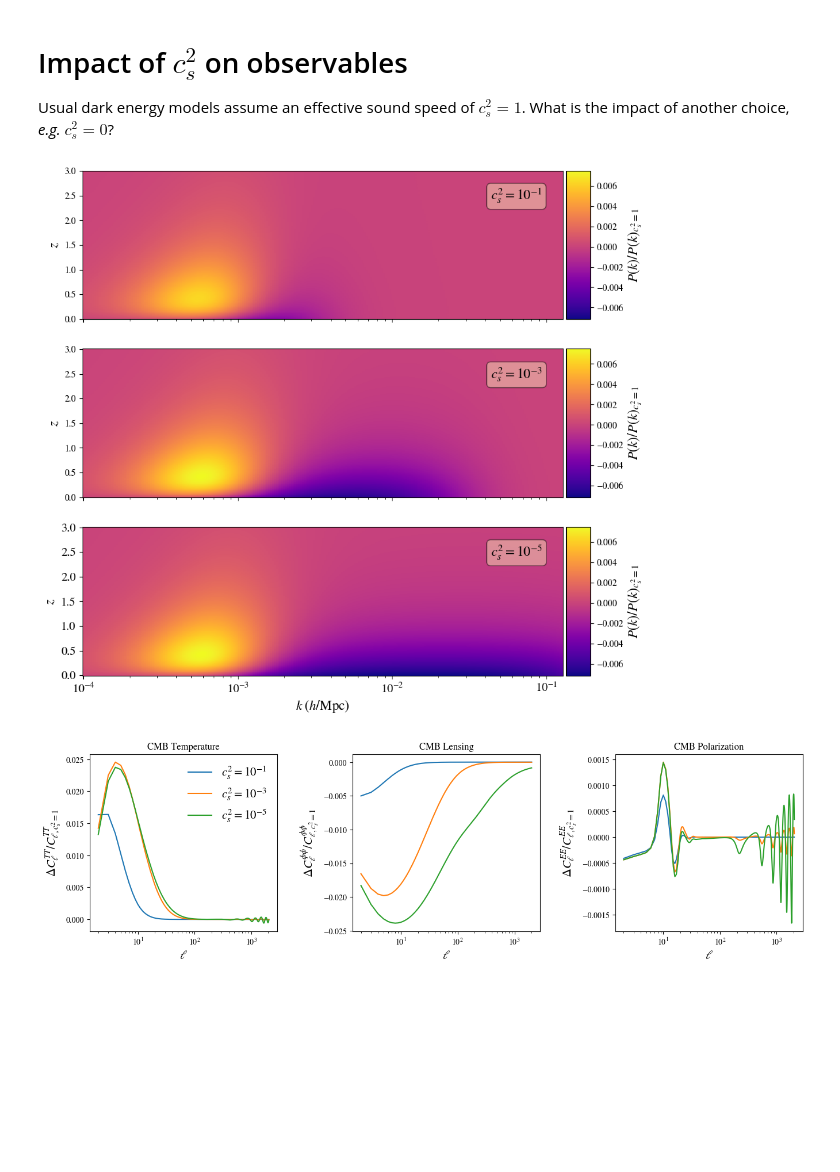
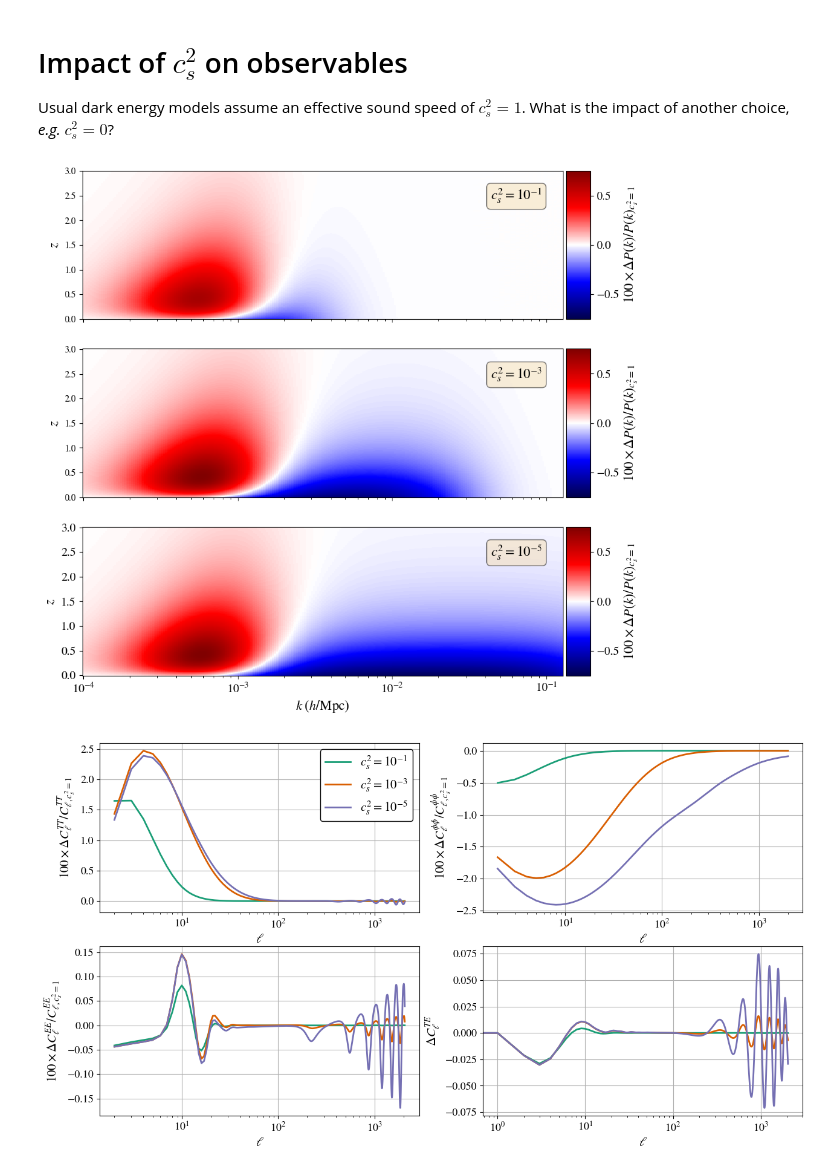
Before and after one commit to joaoreboucas1/cs2-project, a Jupyter notebook: analysis/cs2_impact_fluid.ipynb, the cells around one changed output. Drawn from its saved outputs; the diff is of its cells as text; code cells hidden in the pictures; blank space fills up the shorter version.

Commit message:
Adding new plots

```diff
--- a/analysis/cs2_impact_fluid.ipynb
+++ b/analysis/cs2_impact_fluid.ipynb
@@ -77,22 +79,25 @@ from matplotlib.colors import Normalize
 
 # Precomputing min and max relative errors for unifying the colormaps in each axis
 fig, axs = plt.subplots(len(cases)-1, 1, sharex=True, sharey=True, figsize=(10, 10))
-vmin = np.inf
-vmax = -np.inf
-for ax, case in zip(axs, cases[1:]):
-    relative_errors = data[case["name"]]["P_lin"]/data["quint"]["P_lin"] - 1
-    vmin = min(vmin, np.amin(relative_errors))
-    vmax = max(vmax, np.amax(relative_errors))
-norm = Normalize(vmin=vmin, vmax=vmax)
+scale = -np.inf
+for name, case in cases.items():
+    if name == "quint": continue
+    relative_errors = 100*(np.abs(case["P_lin"]/cases["quint"]["P_lin"] - 1))
+    scale = max(scale, np.amax(relative_errors))
 
-for ax, case in zip(axs, cases[1:]):
-    relative_errors = data[case["name"]]["P_lin"]/data["quint"]["P_lin"] - 1
-    mesh = ax.pcolormesh(ks, redshifts, relative_errors, cmap="plasma", norm=norm)
+norm = Normalize(vmin=-scale, vmax=scale)
+
+for i, (name, case) in enumerate(cases.items()):
+    if name == "quint": continue
+    ax = axs[i-1]
+    relative_errors = 100*(case["P_lin"]/cases["quint"]["P_lin"] - 1)
+    mesh = ax.pcolormesh(ks, redshifts, relative_errors, cmap="seismic", norm=norm)
     ax.set_xscale('log')
     divider = make_axes_locatable(ax)
     cax = divider.append_axes('right', size='5%', pad=0.05)
     fig.colorbar(mesh, cax=cax, orientation="vertical")
-    cax.set_ylabel(r"$P(k)/P(k)_{c_s^2 = 1}$", fontsize=15)
+    cax.set_ylabel(r"$100 \times \Delta P(k)/P(k)_{c_s^2 = 1}$", fontsize=15)
+    cax.tick_params(labelsize=13)
     ax.set_ylabel(r"$z$", fontsize=15)
     ax.text(0.85, 0.8, case["label"], transform=ax.transAxes, bbox={'boxstyle': 'round', 'facecolor': 'wheat', 'alpha': 0.5}, fontsize=15)
 
@@ -100,30 +105,40 @@ axs[-1].tick_params(labelsize=13)
 axs[-1].set_xlabel(r"$k \; (h/\mathrm{Mpc})$", fontsize=15)
 plt.savefig("plots/cs2_impact_pk_ppf.png", bbox_inches="tight")
 # %% [output]
-[figure, old version]
+[figure, new version]
 # %%
 # Plot CMB
-fig, axs = plt.subplots(1, 3, figsize=(16, 4), gridspec_kw={'wspace': 0.4})
+fig, axs = plt.subplots(2, 2, figsize=(15, 8), gridspec_kw={'wspace': 0.2, 'hspace': 0.2})
 ells_tt = np.arange(2051)
 ells_pp = np.arange(2001)
-for case in cases:
-    if case["name"] == "quint": continue
-    axs[0].semilogx(ells_tt, data[case["name"]]["cl_tt"]/data["quint"]["cl_tt"] - 1, label=case["label"])
-    axs[1].semilogx(ells_pp, data[case["name"]]["cl_pp"]/data["quint"]["cl_pp"] - 1, label=case["label"])
-    axs[2].semilogx(ells_tt, data[case["name"]]["cl_ee"]/data["quint"]["cl_ee"] - 1, label=case["label"])
-    # axs[1,1].semilogx(ells_tt, data[case["name"]]["cl_te"]/data["quint"]["cl_te"] - 1, label=case["label"])
-    # NOTE: TE has negligible variations
 
-axs[0].set_title("CMB Temperature")
-axs[0].set_xlabel(r"$\ell$", fontsize=15)
-axs[0].set_ylabel(r"$\Delta C_\ell^{TT}/C_{\ell, c_s^2=1}^{TT}$", fontsize=15)
-axs[1].set_title("CMB Lensing")
-axs[1].set_xlabel(r"$\ell$", fontsize=15)
-axs[1].set_ylabel(r"$\Delta C_\ell^{\phi\phi}/C_{\ell, c_s^2=1}^{\phi\phi}$", fontsize=15)
-axs[2].set_title("CMB Polarization")
-axs[2].set_xlabel(r"$\ell$", fontsize=15)
-axs[2].set_ylabel(r"$\Delta C_\ell^{EE}/C_{\ell, c_s^2=1}^{EE}$", fontsize=15)
-axs[0].legend(fontsize=15)
-plt.savefig("plots/cs2_impact_cmb.pdf", bbox_inches="tight")
+# Generated from https://colorbrewer2.org/#type=sequential&scheme=OrRd&n=4
+styles = [
+    {},
+    {"lw": 2, "color": "#1b9e77"},
+    {"lw": 2, "color": "#d95f02"},
+    {"lw": 2, "color": "#7570b3"},
+]
+
+for style, (name, case) in zip(styles, cases.items()):
+    if name == "quint": continue
+    axs[0, 0].semilogx(ells_tt, 100*(case["cl_tt"]/cases["quint"]["cl_tt"] - 1), label=case["label"], **style)
+    axs[0, 1].semilogx(ells_pp, 100*(case["cl_pp"]/cases["quint"]["cl_pp"] - 1), label=case["label"], **style)
+    axs[1, 0].semilogx(ells_tt, 100*(case["cl_ee"]/cases["quint"]["cl_ee"] - 1), label=case["label"], **style)
+    axs[1, 1].semilogx(ells_tt, case["cl_te"] - cases["quint"]["cl_te"],   label=case["label"], **style)
+
+axs[0, 0].set_xlabel(r"$\ell$", fontsize=15)
+axs[0, 0].set_ylabel(r"$100 \times \Delta C_\ell^{TT}/C_{\ell, c_s^2=1}^{TT}$", fontsize=15)
+axs[0, 1].set_xlabel(r"$\ell$", fontsize=15)
+axs[0, 1].set_ylabel(r"$100 \times \Delta C_\ell^{\phi\phi}/C_{\ell, c_s^2=1}^{\phi\phi}$", fontsize=15)
+axs[1, 0].set_xlabel(r"$\ell$", fontsize=15)
+axs[1, 0].set_ylabel(r"$100 \times \Delta C_\ell^{EE}/C_{\ell, c_s^2=1}^{EE}$", fontsize=15)
+axs[1, 1].set_xlabel(r"$\ell$", fontsize=15)
+axs[1, 1].set_ylabel(r"$\Delta C_\ell^{TE}$", fontsize=15)
+axs[0, 0].legend(fontsize=15, frameon=True, framealpha=1, edgecolor="black")
+for ax in axs.flatten():
+    ax.tick_params(axis='both', which='major', labelsize=13)
+    ax.grid()
+plt.savefig("plots/cs2_impact_cmb_ppf.pdf", bbox_inches="tight")
 # %% [output]
-[figure, old version]
+[figure, new version]
```
Also changed, not shown: parts of 1 cell of this notebook, 8 other files.
